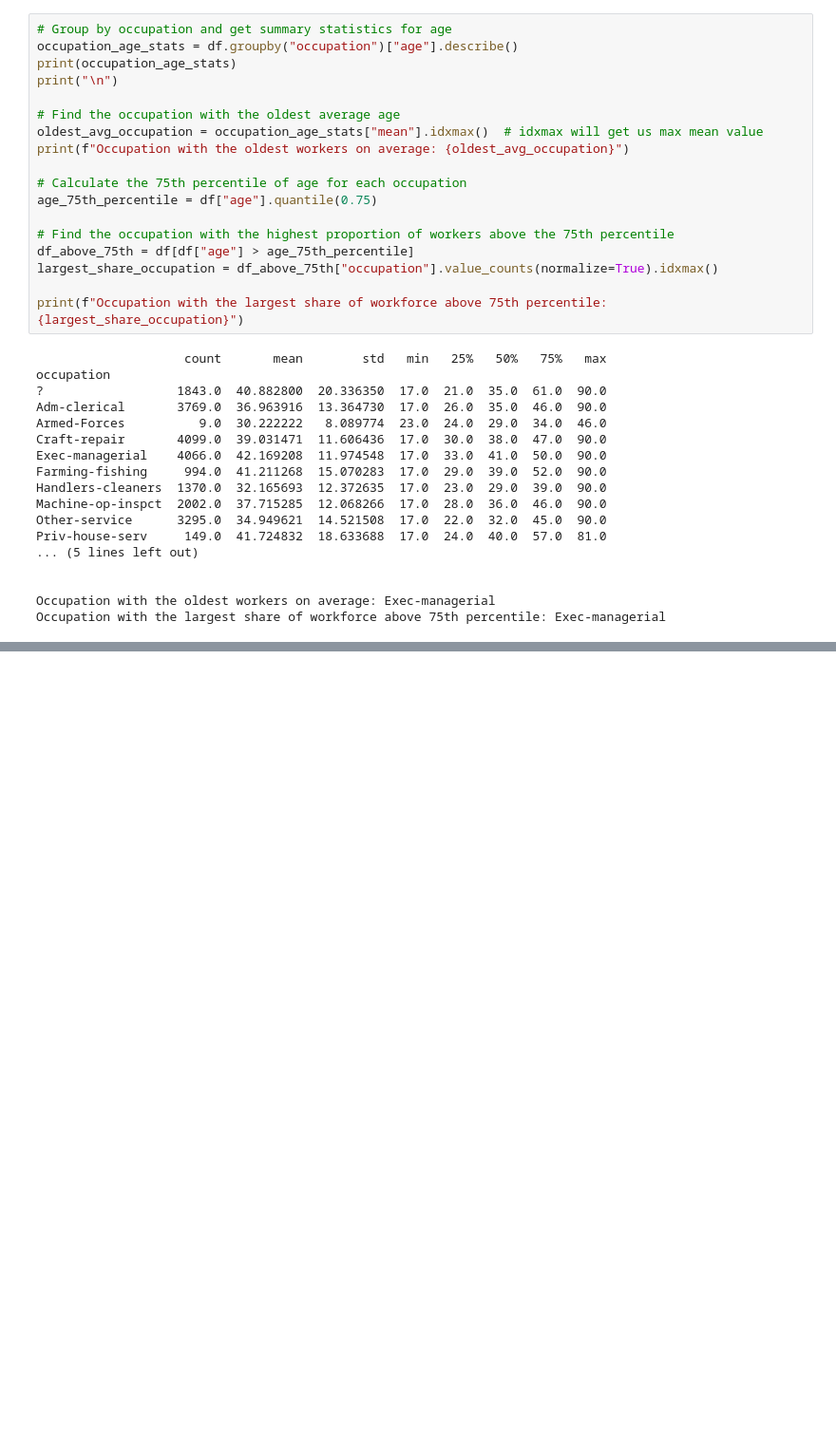
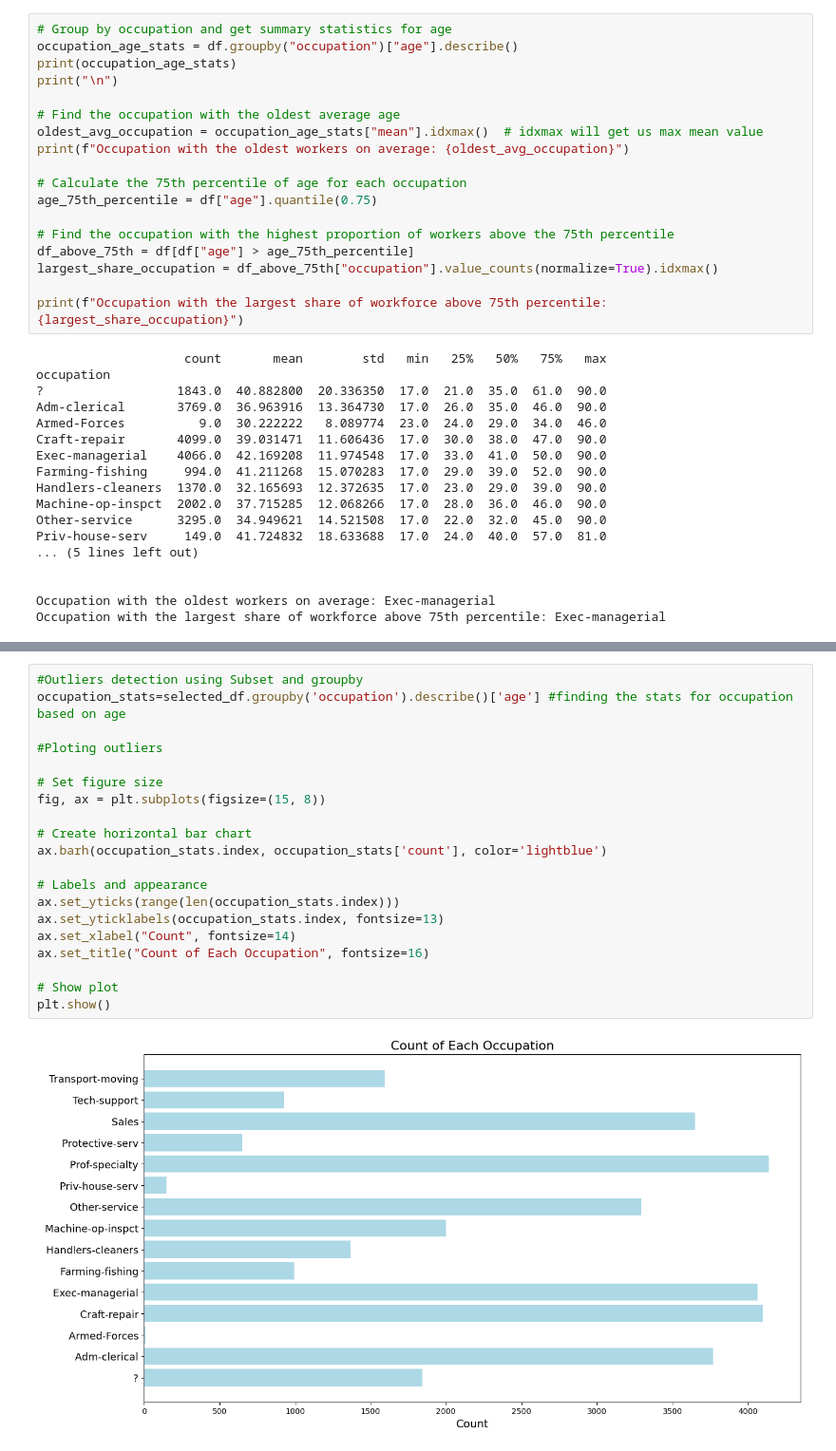
Before and after one commit to surenther/Data-Wrangling, a Jupyter notebook: Week 3-4/Surenther_DSC540_Week3.ipynb, the cells around one changed output, grey strips where cells are left out. Shown at 95% size. Cells and saved outputs as stored; diff of their text form; blank space fills up the shorter version.

```diff
--- a/Week 3-4/Surenther_DSC540_Week3.ipynb
+++ b/Week 3-4/Surenther_DSC540_Week3.ipynb
@@ -351,0 +336,22 @@ Occupation with the largest share of workforce above 75th percentile: Exec-manag
+# %%
+#Outliers detection using Subset and groupby
+occupation_stats=selected_df.groupby('occupation').describe()['age'] #finding the stats for occupation based on age
+
+#Ploting outliers
+
+# Set figure size
+fig, ax = plt.subplots(figsize=(15, 8))
+
+# Create horizontal bar chart
+ax.barh(occupation_stats.index, occupation_stats['count'], color='lightblue')
+
+# Labels and appearance
+ax.set_yticks(range(len(occupation_stats.index)))
+ax.set_yticklabels(occupation_stats.index, fontsize=13)
+ax.set_xlabel("Count", fontsize=14)
+ax.set_title("Count of Each Occupation", fontsize=16)
+
+# Show plot
+plt.show()
+# %% [output]
+[figure, added]
```
Also changed, not shown: parts of 4 cells of this notebook.
